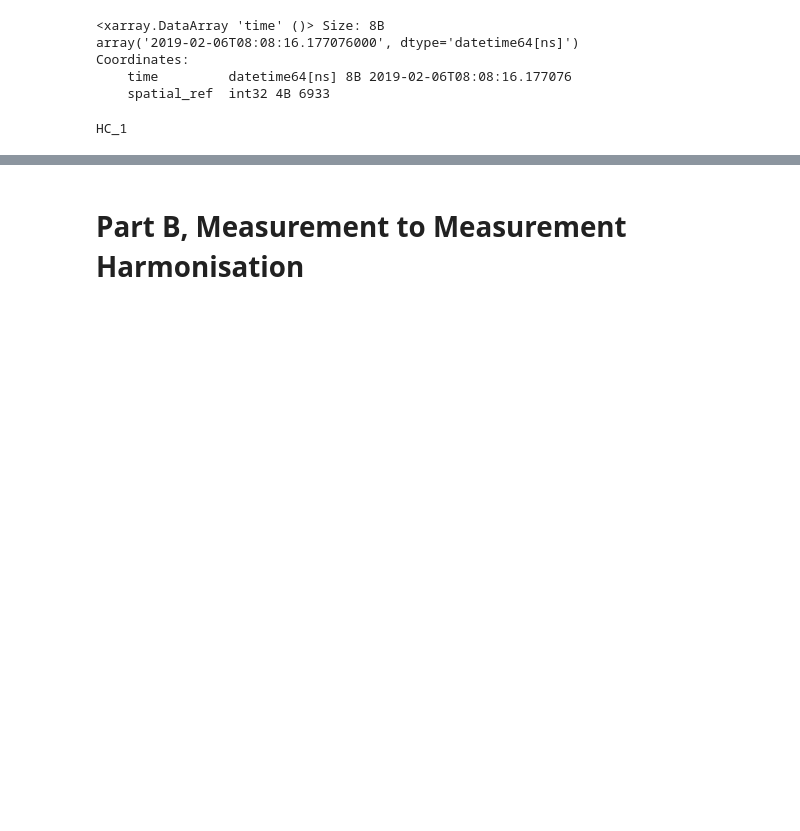
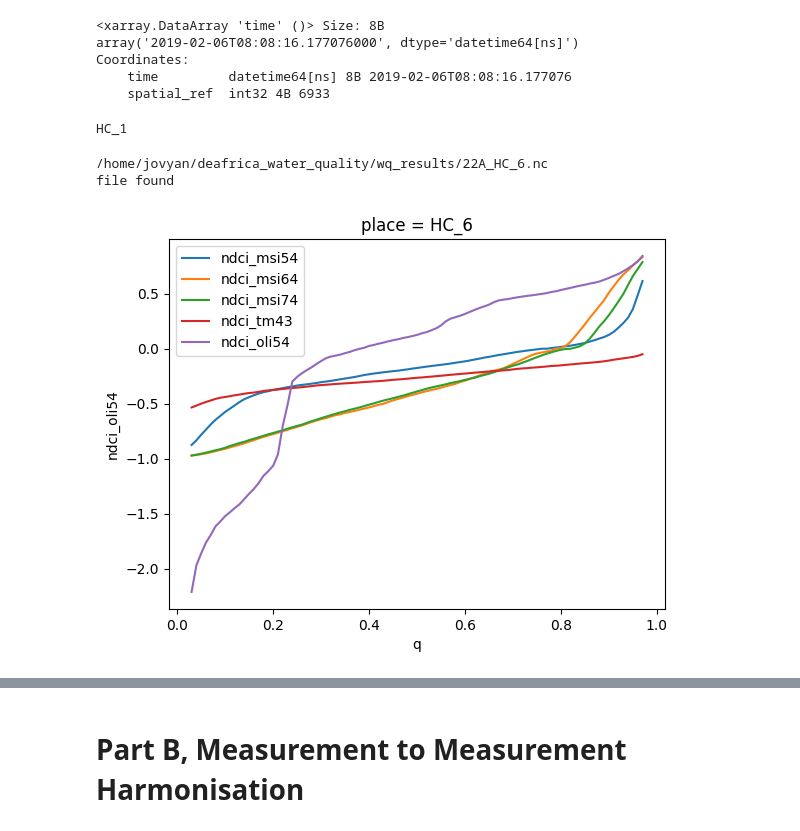
Before and after one commit to digitalearthafrica/deafrica_water_quality, a Jupyter notebook: WP2.2/WP2.2.ipynb, the cells around one changed output, grey strips where cells are left out. Cells and saved outputs as stored; diff of their text form; code cells hidden in the pictures; blank space fills up the shorter version.

```diff
--- a/WP2.2/WP2.2.ipynb
+++ b/WP2.2/WP2.2.ipynb
@@ -611,0 +916,39 @@ HC_1
+# %%
+placename = 'Haartbeesport_dam'
+placename = 'HC_1'
+placename = 'HC_2'
+placename = 'HC_3'
+placename = 'HC_4'
+placename = 'HC_5'
+placename = 'HC_6'
+results_directory = '/home/jovyan/deafrica_water_quality/wq_results/'
+parta_results_filename   = '22A'
+pathname = results_directory
+filename = parta_results_filename+'_'+placename
+
+
+def read_statsfile(filename,pathname):
+    suffix = '.nc'
+    fname = pathname+filename+suffix
+    print(fname)
+    if os.path.exists(fname) :
+
+        ds = xr.open_dataset(fname).load(); ds.close()
+        print('file found')
+        return(ds)
+
+dsr = read_statsfile(filename,pathname)
+
+
+# selecting the reference distribution for the ndci variables..
+
+for instr in 'ndci_msi54','ndci_msi64','ndci_msi74','ndci_tm43','ndci_oli54':
+    dsr.loc[{'place':placename,'q':dsr.q[3:98]}][instr].plot(label=instr)
+plt.legend()
+plt.show()
+
+#conclude that msi54 is the best distribution for haarteesport dam
+# %% [output]
+/home/jovyan/deafrica_water_quality/wq_results/22A_HC_6.nc
+file found
+[figure, added]
```
Also changed, not shown: parts of 27 cells of this notebook.
